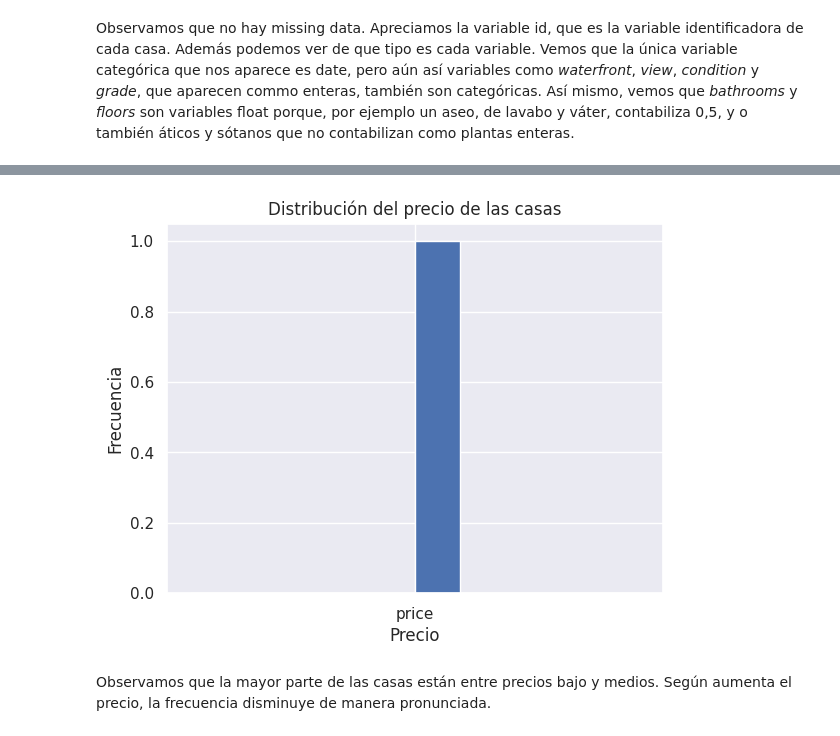
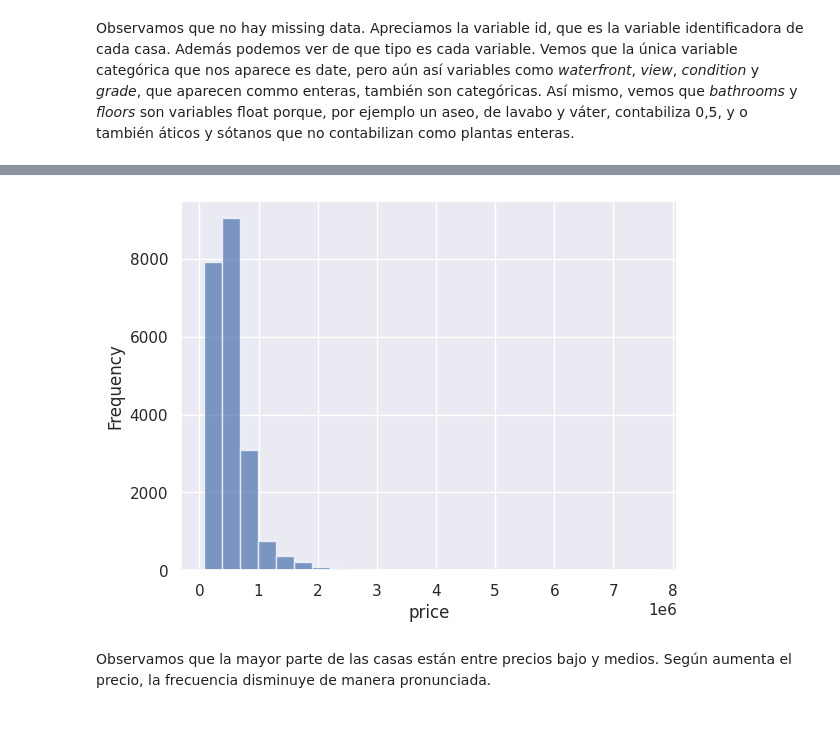
Before and after one commit to sofiacanelag/MLUCM2223, a Jupyter notebook: TRABAJO1.ipynb, the cells around one changed output, grey strips where cells are left out. Saved outputs shown, nothing was run; the diff lists cells and outputs as text; code cells hidden in the pictures.

```diff
--- a/TRABAJO1.ipynb
+++ b/TRABAJO1.ipynb
@@ -37,7 +37,7 @@ DESCRIPCIÓN DE LAS VARIABLES
 Estos datos describen varias características de las casas vendidas en King County, Washington, EE. UU. durante el período de mayo de 2014 a mayo de 2015
 # %%
 #Veamos una tabla de los datos con los que trabajaremos:
-df = pd.read_csv('kc_house_data(1).csv')
+df = pd.read_csv('kc_house_data(2).csv')
 df.head(15)
 # %% [output]
 |  | id | date | price | bedrooms | bathrooms | sqft_living | sqft_lot | floors | waterfront | view | ... |
@@ -101,10 +121,10 @@ df_cop.describe()
 # %%
 # Distribución de la variable objetivo
-df['price'].plot.hist(alpha=0.5, bins=25, grid = True)
+df['price'].plot.hist(alpha=0.7, bins=25, grid = True)
 plt.xlabel('price')
 plt.show()
 # %% [output]
-[figure, old version]
+[figure, new version]
 # %% [markdown]
 Observamos que la mayor parte de las casas están entre precios bajo y medios. Según aumenta el precio, la frecuencia disminuye de manera pronunciada.
 # %% [markdown]
```
Also changed, not shown: parts of 32 cells of this notebook.
